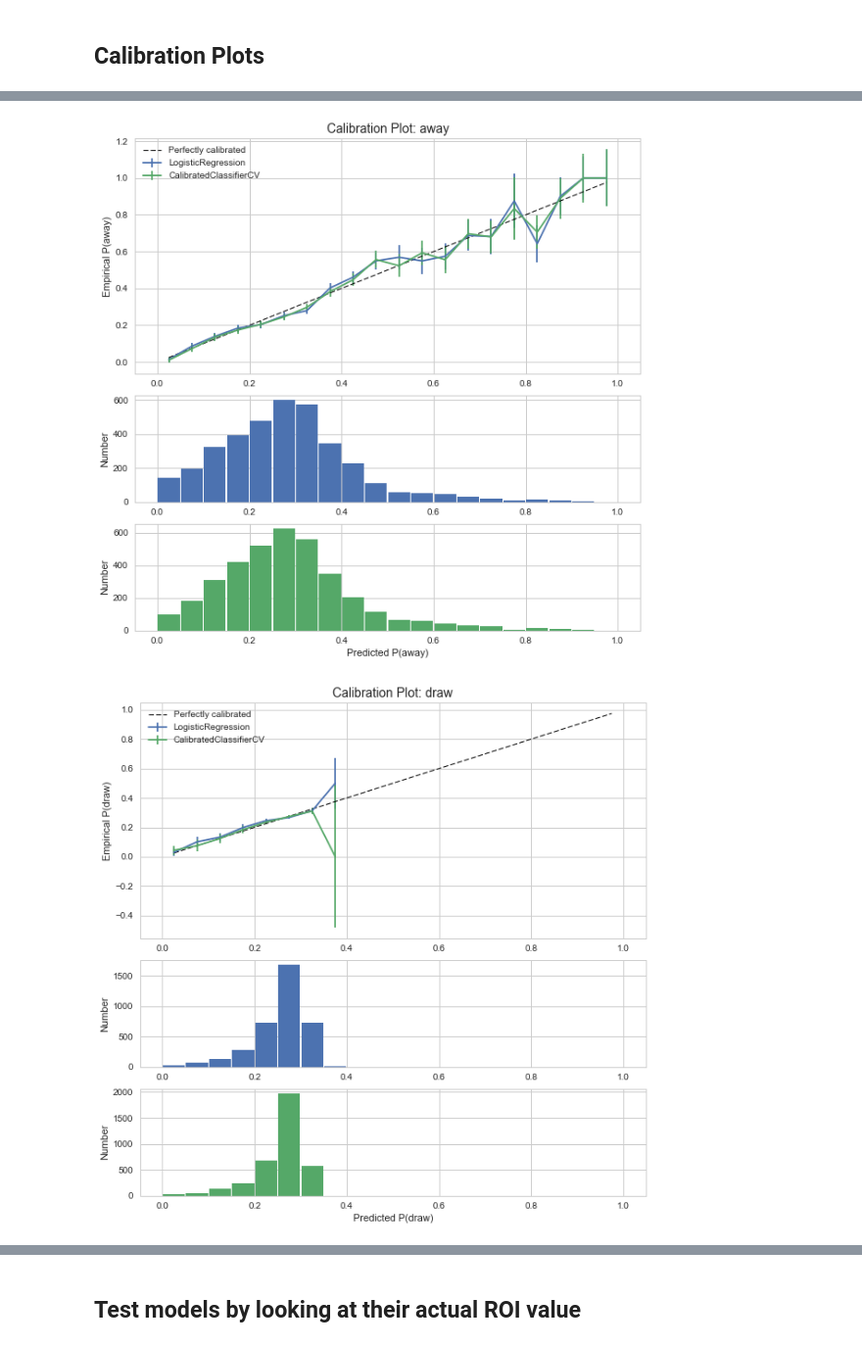
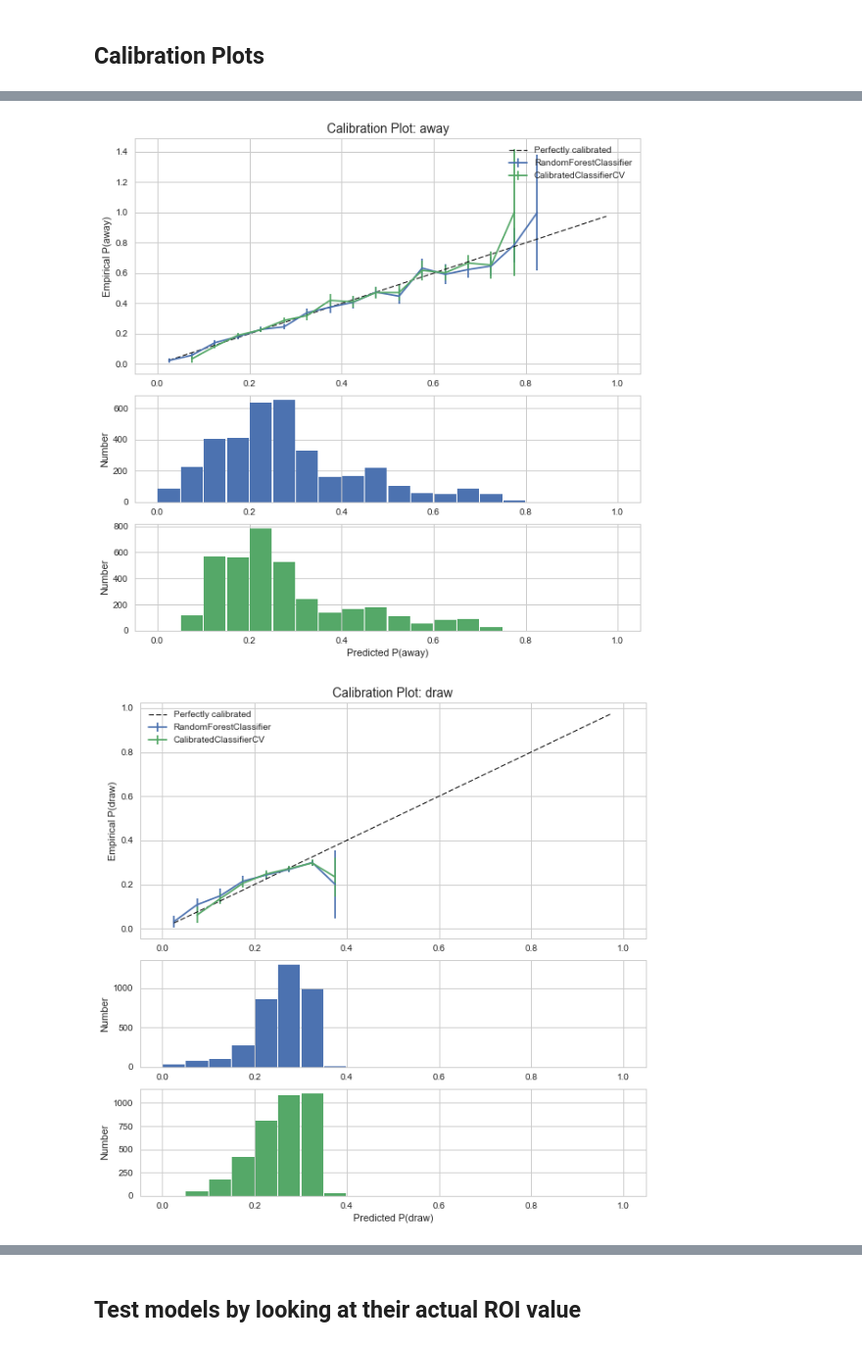
Before and after one commit to virtusgit/Springboard-DS-Intensive, a Jupyter notebook: Capstone Project/Feature Building Code.ipynb, the cells around one changed output, grey strips where cells are left out. Shown: that part at 98% size. Drawn from its saved outputs; the diff is of its cells as text; code cells hidden in the pictures.

```diff
--- a/Capstone Project/Feature Building Code.ipynb
+++ b/Capstone Project/Feature Building Code.ipynb
@@ -853,40 +973,41 @@ sns.set_style("whitegrid", {'axes.grid' : True})
 # %%
 # Split Xlr and ylr, the training sets, for calibration using *ratio* of the data
 ratio = .75
-X_train, X_valid, y_train, y_valid = train_test_split(Xlr, ylr, train_size=ratio)
+trn_msk, vld_msk = train_test_split(train_mask, train_size=ratio, random_state=10)
+y_trn_msk, y_vld_msk = train_test_split(train_mask, train_size=ratio, random_state=10)
+# trn_msk.sort(); vld_msk.sort()
+X_train = XX_scaled[trn_msk,:]
+X_valid = XX_scaled[vld_msk,:]
+y_train = XX['outcome'][y_trn_msk]
+y_valid = XX['outcome'][y_vld_msk]
+# X_train, X_valid, y_train, y_valid = train_test_split(Xlr, ylr, train_size=ratio)
 
-# Train uncalibrated logistic regression classifier on whole train and validation data
-# (Xlr, ylr) and evaluate on test data (Xtestlr, ytestlr)
-clf = LogisticRegression(C=0.01, solver='sag', random_state=10)
-# clf = RandomForestClassifier(n_estimators=200, max_depth=8, min_samples_leaf=6, min_samples_split=20, \
-#                                    random_state = 10, max_features='sqrt')
+# Train first classifier (LRCV, LR, RF, ABRF) on whole train and validation data
+# (Xlr, ylr) and evaluate on test data (Xtestlr, ytestlr). (for comparison)
+clf = RF
+
 clf.fit(Xlr, ylr)
 clf_probs = clf.predict_proba(Xtestlr)
 score = log_loss(ytestlr, clf_probs, labels=np.array([-1,0,1]))
 
-# Train Logistic Regression Classifier on train data (X_train, y_train), calibrate on
+# Train second Classifier (LRCV, LR, RF, ABRF) on train data (X_train, y_train), calibrate on
 # validation data (X_valid, y_valid) and evaluate on test data (Xtestlr, ytestlr)
-clf2 = LogisticRegression(C=.01, solver='sag', random_state=10)
-# clf2 = RandomForestClassifier(n_estimators=200, max_depth=8, min_samples_leaf=6, min_samples_split=20, \
-#                                    random_state = 10, max_features='sqrt')
+clf2 = RF
+
 clf2.fit(X_train, y_train)
 sig_clf = CalibratedClassifierCV(clf2, method='sigmoid', cv='prefit')
 sig_clf.fit(X_valid, y_valid)
 sig_clf_probs = sig_clf.predict_proba(Xtestlr)
 sig_score = log_loss(ytestlr, sig_clf_probs, labels=np.array([-1,0,1]))
 
-print('Log loss score of')
-print(' * Logistic Regression trained on all training samples: {0:.4f}'.format(score))
-print(' * Logistic Regression trained on {0:d}% of training samples and calibrated on other {1:d}%: {2:.4f}'\
+print('Log loss score of:')
+print(clf.__class__.__name__, 'trained on all training samples: {0:.4f}'.format(score))
+print(clf2.__class__.__name__, 'trained on {0:d}% of training samples and calibrated on other {1:d}%: {2:.4f}'\
       .format(int(100*ratio), int(100*(1-ratio)), sig_score))
-
 
 clf_predict = clf.predict(Xtestlr)
 sig_clf_predict = sig_clf.predict(Xtestlr)
 
-# Manual calculations for log loss
-# print('\nLog loss (LR uncalibrated):',-np.log(clf_probs[:,ytestlr+1].mean()))
-# print('Log loss (LR calibrated):',-np.log(sig_clf_probs[:,ytestlr+1].mean()))
-print('\nAccuracy (LR uncalibrated): {0:.2f}%'.format(100*accuracy_score(clf_predict, ytestlr)))
-print('Accuracy (LR calibrated): {0:.2f}%'.format(100*accuracy_score(sig_clf_predict, ytestlr)))
+print('\nAccuracy of {0} not calibrated: {1:.2f}%'.format(clf.__class__.__name__, 100*accuracy_score(clf_predict, ytestlr)))
+print('Accuracy of {0} calibrated: {1:.2f}%'.format(clf2.__class__.__name__, 100*accuracy_score(sig_clf_predict, ytestlr)))
 # %% [output]
@@ -899,8 +1020,8 @@ Accuracy (LR calibrated): 52.70%
 # %%
 # Calibration plots for uncalibrated and calibrated classifiers
 n=3
 for col in range(n):
-    calibration_plot_compare(clf, sig_clf, Xtestlr, ytestlr, col, n)
+    calibration_plot_compare(clf, sig_clf, Xtestlr, ytestlr, col, n, save=False, file_suffix='RF')
 # %% [output]
-[figure, old version]
+[figure, new version]
-[figure, old version]
+[figure, new version]
```
Also changed, not shown: parts of 59 cells of this notebook, 13 other files.
